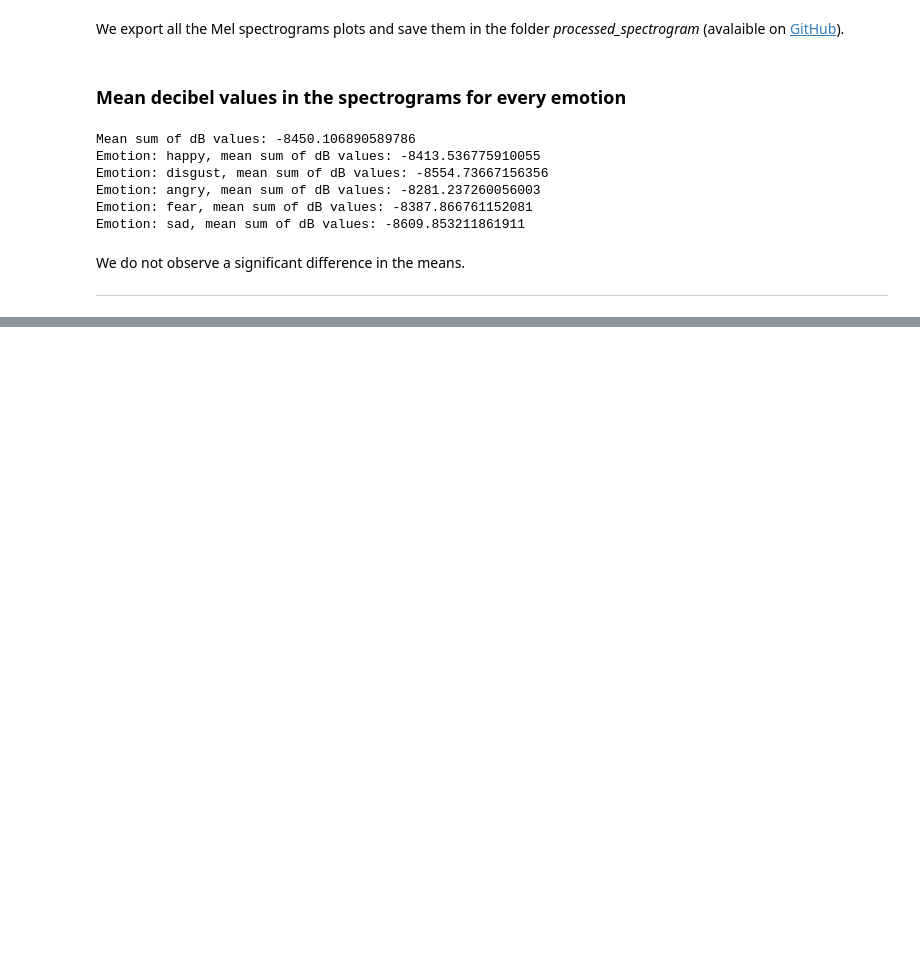
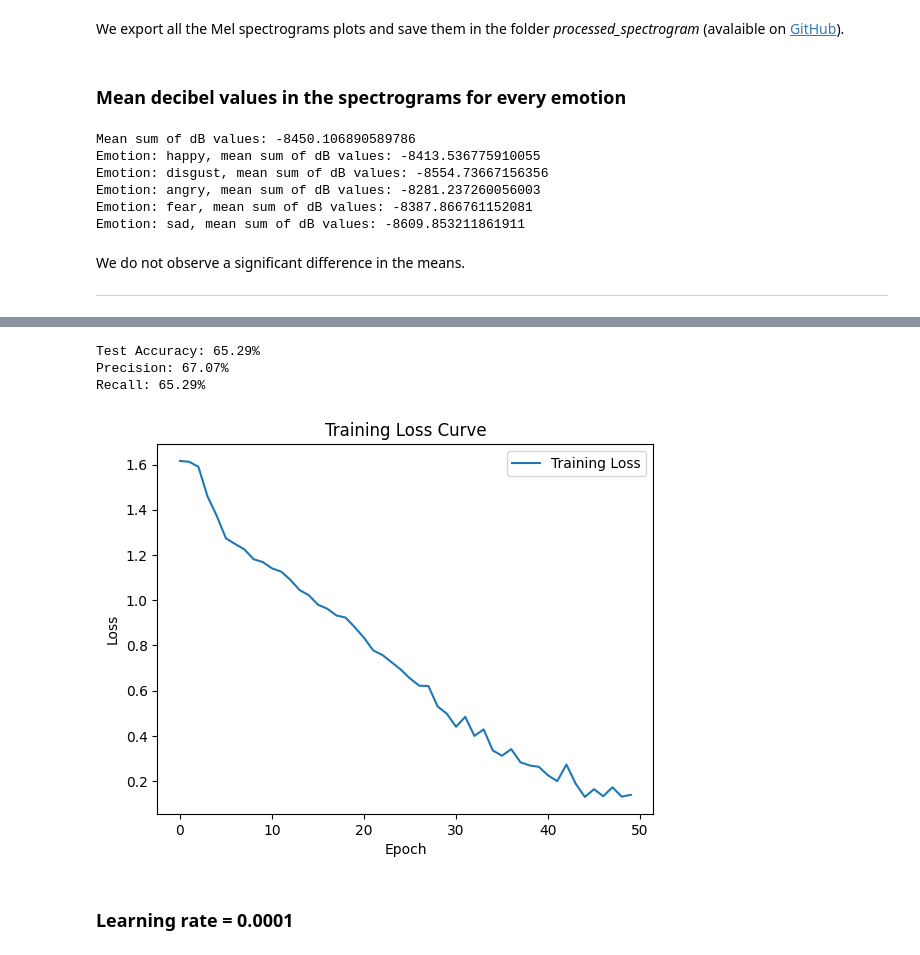
Before and after one commit to SigurdST/emotion_recognition, a Jupyter notebook: notebook.ipynb, the cells around one changed output, grey strips where cells are left out. Saved outputs shown, nothing was run; the diff lists cells and outputs as text; code cells hidden in the pictures; blank space fills up the shorter version.

```diff
--- a/notebook.ipynb
+++ b/notebook.ipynb
@@ -498,0 +585,30 @@ plt.show()
+# %%
+# CNN model with 4 layers
+class EmotionCNN4lay(nn.Module):
+    def __init__(self, num_classes):
+        super(EmotionCNN4lay, self).__init__()
+        self.conv1 = nn.Conv2d(1, 16, kernel_size=3, stride=1, padding=1)
+        self.conv2 = nn.Conv2d(16, 32, kernel_size=3, stride=1, padding=1)
+        self.conv3 = nn.Conv2d(32, 64, kernel_size=3, stride=1, padding=1)
+        self.conv4 = nn.Conv2d(64, 128, kernel_size=3, stride=1, padding=1)
+        self.pool = nn.AdaptiveAvgPool2d((1, 1))
+        self.fc = nn.Linear(128, num_classes)
+        self.dropout = nn.Dropout(0.25)
+
+    def forward(self, x):
+        x = F.relu(self.conv1(x))
+        x = F.max_pool2d(x, 2)
+        x = F.relu(self.conv2(x))
+        x = F.max_pool2d(x, 2)
+        x = F.relu(self.conv3(x))
+        x = F.max_pool2d(x, 2)
+        x = F.relu(self.conv4(x))
+        x = F.max_pool2d(x, 2)
+        x = self.pool(x)
+        x = torch.flatten(x, 1)
+        x = self.dropout(x)
+        x = self.fc(x)
+        return x
+
+# Initialize the model
+model_bs1_4lay = EmotionCNN4lay(num_classes=num_classes)
@@ -498,0 +617,2 @@ plt.show()
+# %%
+train_losses = train_model(model_bs1_4lay, train_loader, 0.001, 50)
@@ -498,0 +637,10 @@ plt.show()
+# %%
+# Evaluate the model
+eval_and_plot(model_bs1_4lay, test_loader, train_losses)
+# %% [output]
+Test Accuracy: 65.29%
+Precision: 67.07%
+Recall: 65.29%
+[figure, added]
+# %% [markdown]
+### Learning rate = 0.0001
```
Also changed, not shown: parts of 54 cells of this notebook, 1 other file.
